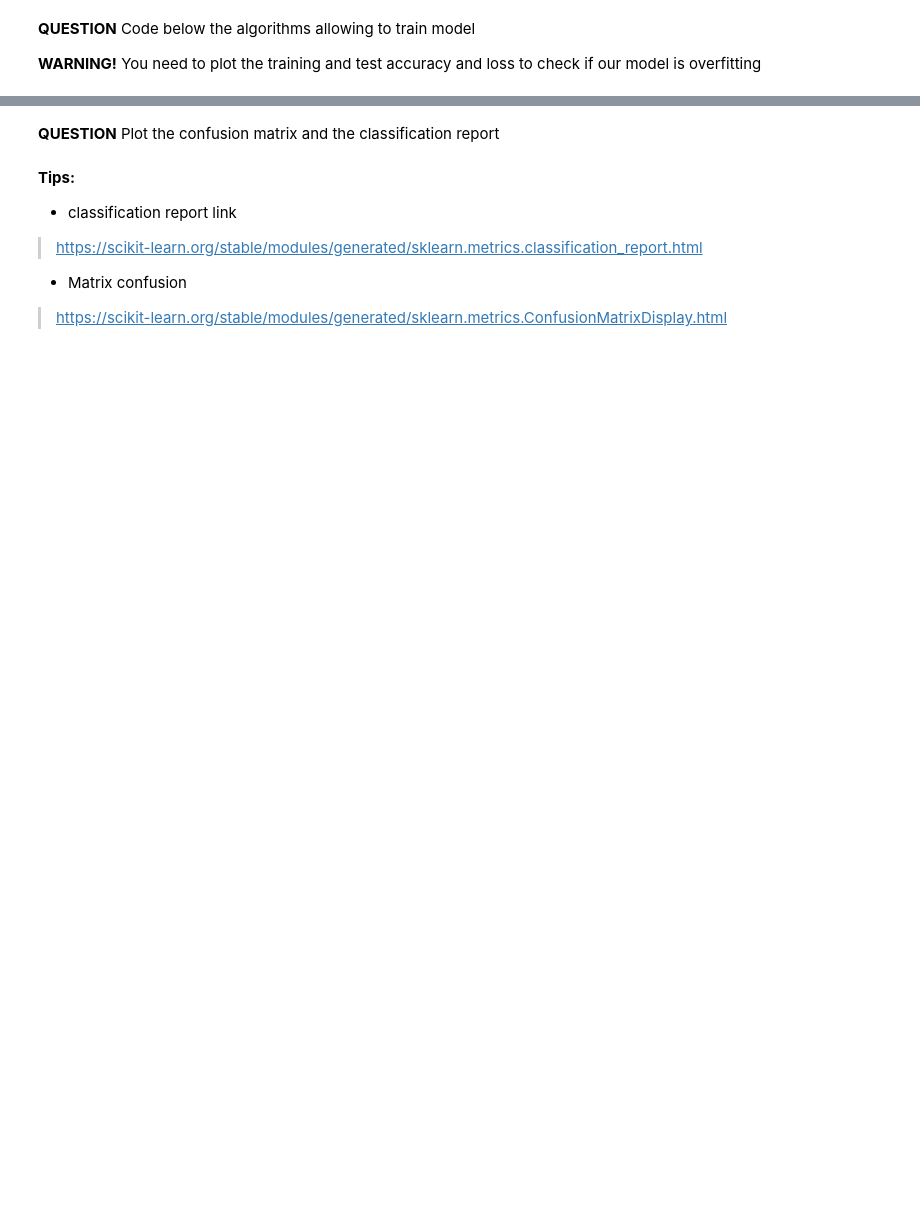
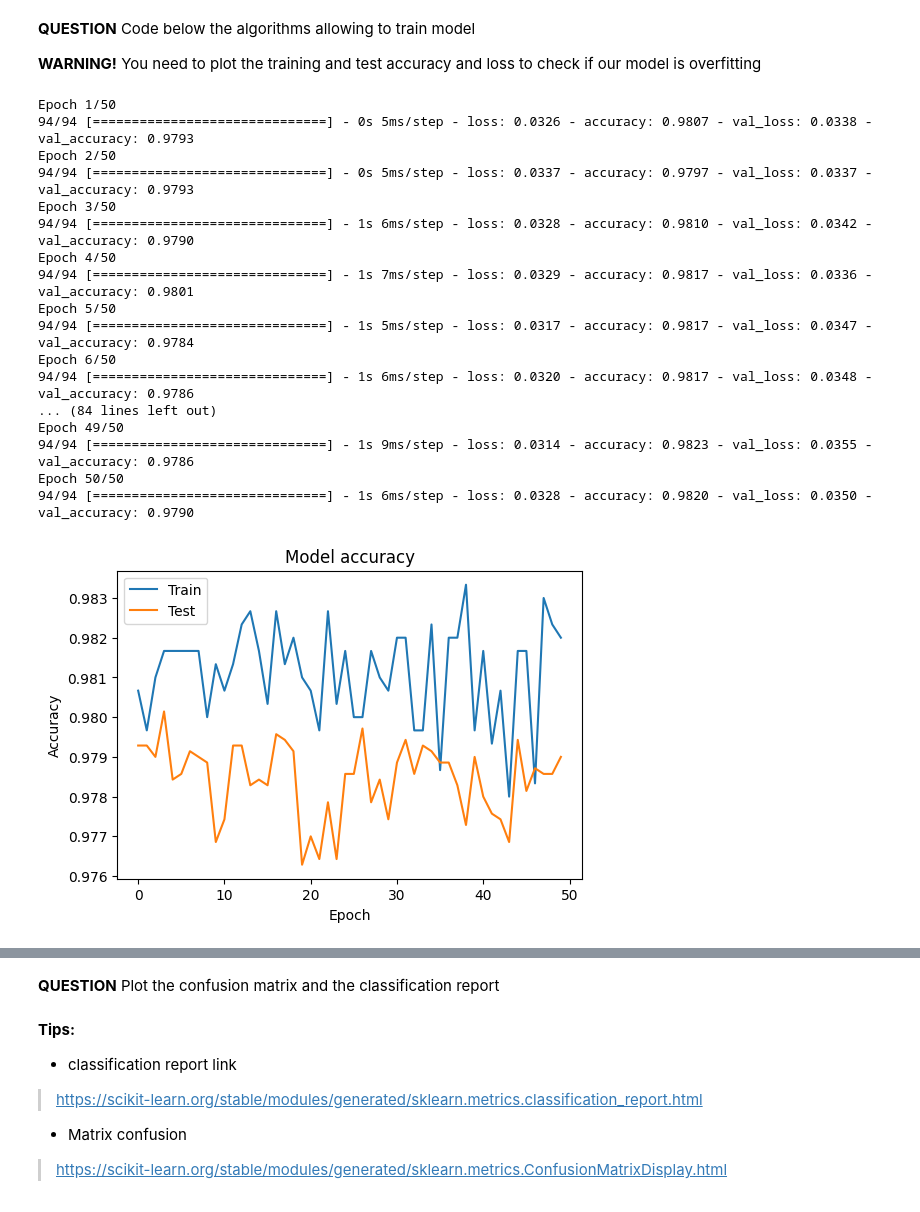
Before and after one commit to TristanLecourtois/IAEmbarque_failure_prediction, a Jupyter notebook: Colab_IA_EMBARQUEE/TP_IA_EMBARQUEE.ipynb, the cells around one changed output, grey strips where cells are left out. Saved outputs shown, nothing was run; the diff lists cells and outputs as text; code cells hidden in the pictures; blank space fills up the shorter version.

```diff
--- a/Colab_IA_EMBARQUEE/TP_IA_EMBARQUEE.ipynb
+++ b/Colab_IA_EMBARQUEE/TP_IA_EMBARQUEE.ipynb
@@ -219,26 +215,12 @@ from tensorflow.keras.layers import Dense, Dropout
 from sklearn.ensemble import RandomForestClassifier
 from sklearn.metrics import accuracy_score, classification_report
 
-model = Sequential([
-    Dense(64, activation='relu', input_shape=(X_train.shape[1],)),
-    Dense(32, activation='relu'),
-    Dense(16, activation='relu'),
-    Dense(1, activation='sigmoid')
-])
+model = Sequential()
+model.add(Dense(64, input_dim=X_train.shape[1], activation='relu'))
+model.add(Dropout(0.5))
+model.add(Dense(32, activation='relu'))
+model.add(Dropout(0.5))
+model.add(Dense(16, activation='relu'))
+model.add(Dense(5, activation='softmax'))
 
 model.compile(optimizer='adam', loss='binary_crossentropy', metrics=['accuracy'])
-
-# Entraîner le modèle
-history = model.fit(X_train, Y_train, epochs=50, batch_size=32, validation_data=(X_test, Y_test), verbose=1)
-
-# Tracer les courbes d'apprentissage
-plt.figure(figsize=(12, 5))
-
-# Précision
-plt.subplot(1, 2, 1)
-plt.plot(history.history['accuracy'], label='Train Accuracy')
-plt.plot(history.history['val_accuracy'], label='Test Accuracy')
-plt.xlabel('Époques')
-plt.ylabel('Précision')
-plt.title('Précision sur Train vs Test')
-plt.legend()
@@ -266,4 +228,37 @@ Epoch 50/50
 **QUESTION** Code below the algorithms allowing to train model
 
 **WARNING!** You need to plot the training and test accuracy and loss to check if our model is overfitting
+# %%
+# Train the model
+history = model.fit(X_train, np.array(Y_train), epochs=50, batch_size=32, validation_data=(X_test, np.array(Y_test)))
+
+# Plot training & validation accuracy values
+plt.figure(figsize=(6, 4))
+plt.plot(history.history['accuracy'])
+plt.plot(history.history['val_accuracy'])
+plt.title('Model accuracy')
+plt.ylabel('Accuracy')
+plt.xlabel('Epoch')
+
+plt.legend(['Train', 'Test'], loc='upper left')
+plt.savefig("precisionV2.png")
+# %% [output]
+Epoch 1/50
+94/94 [==============================] - 0s 5ms/step - loss: 0.0326 - accuracy: 0.9807 - val_loss: 0.0338 - val_accuracy: 0.9793
+Epoch 2/50
+94/94 [==============================] - 0s 5ms/step - loss: 0.0337 - accuracy: 0.9797 - val_loss: 0.0337 - val_accuracy: 0.9793
+Epoch 3/50
+94/94 [==============================] - 1s 6ms/step - loss: 0.0328 - accuracy: 0.9810 - val_loss: 0.0342 - val_accuracy: 0.9790
+Epoch 4/50
+94/94 [==============================] - 1s 7ms/step - loss: 0.0329 - accuracy: 0.9817 - val_loss: 0.0336 - val_accuracy: 0.9801
+Epoch 5/50
+94/94 [==============================] - 1s 5ms/step - loss: 0.0317 - accuracy: 0.9817 - val_loss: 0.0347 - val_accuracy: 0.9784
+Epoch 6/50
+94/94 [==============================] - 1s 6ms/step - loss: 0.0320 - accuracy: 0.9817 - val_loss: 0.0348 - val_accuracy: 0.9786
+... (84 lines left out)
+Epoch 49/50
+94/94 [==============================] - 1s 9ms/step - loss: 0.0314 - accuracy: 0.9823 - val_loss: 0.0355 - val_accuracy: 0.9786
+Epoch 50/50
+94/94 [==============================] - 1s 6ms/step - loss: 0.0328 - accuracy: 0.9820 - val_loss: 0.0350 - val_accuracy: 0.9790
+[figure, added]
 # %%
```
Also changed, not shown: parts of 21 cells of this notebook.
